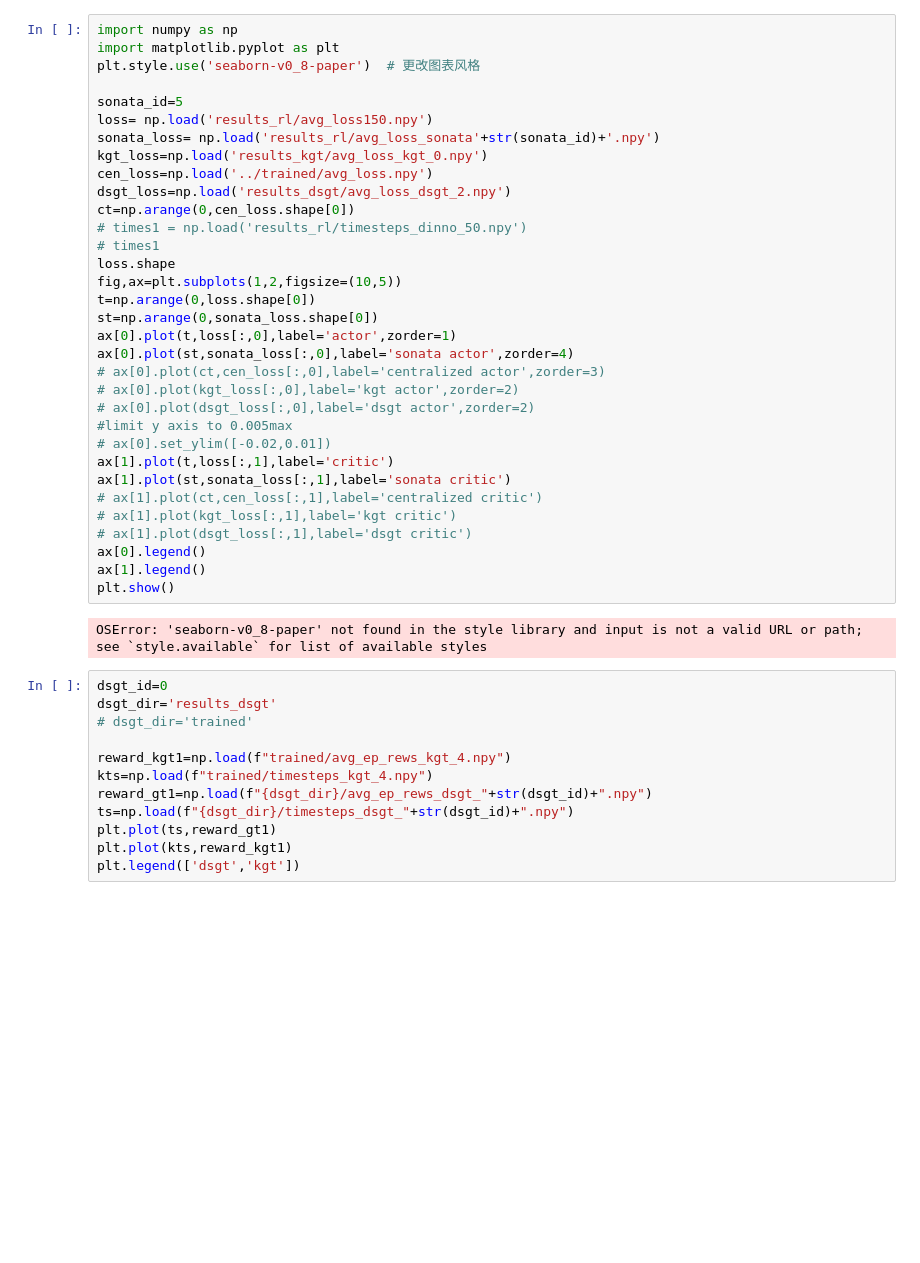
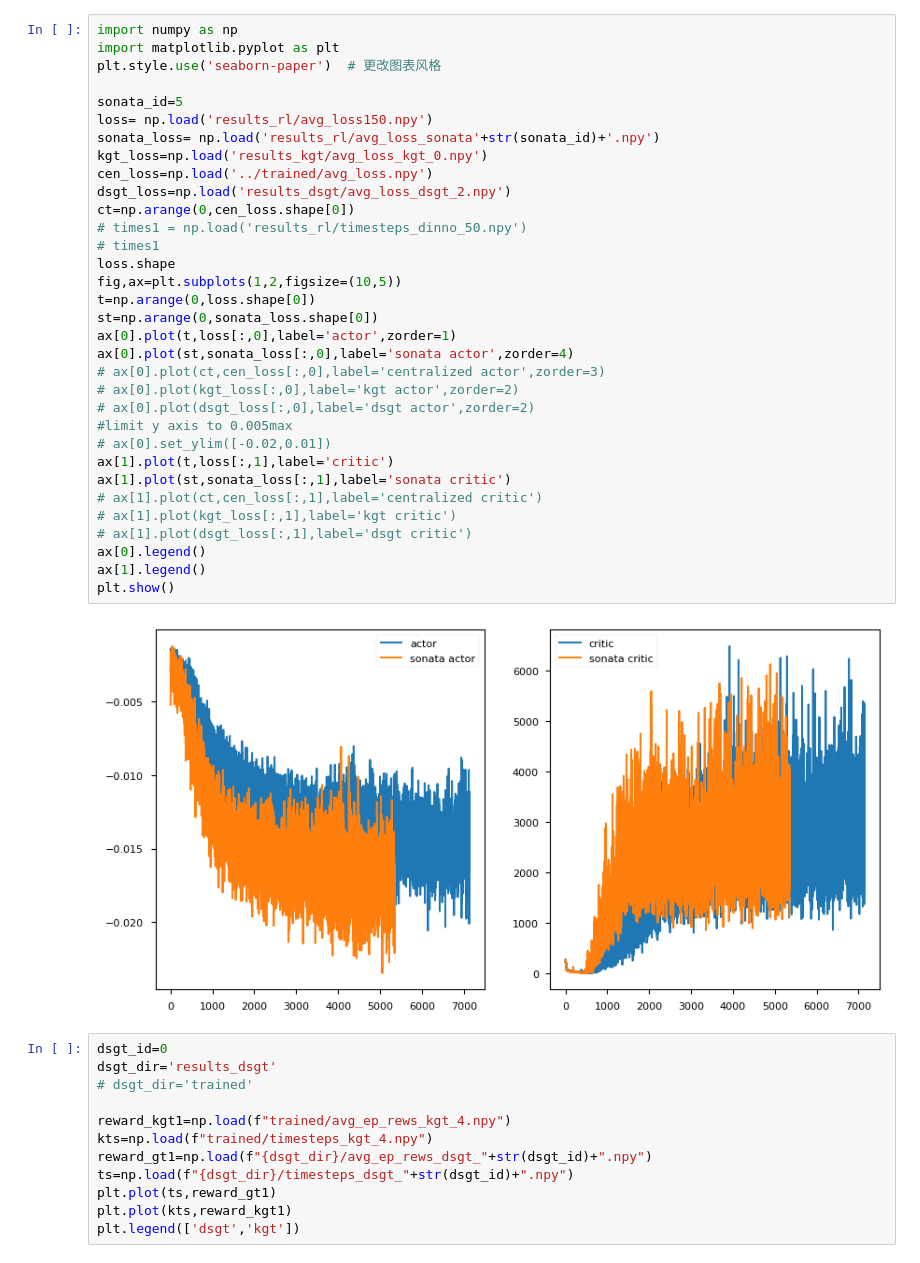
Before and after one commit to hjx-zju/nn_distributed_training, a Jupyter notebook: RL/dist_rl/test.ipynb, the cells around one changed output. Saved outputs shown, nothing was run; the diff lists cells and outputs as text; blank space fills up the shorter version.

```diff
--- a/RL/dist_rl/test.ipynb
+++ b/RL/dist_rl/test.ipynb
@@ -1,38 +1,38 @@
 # %%
 import numpy as np
 import matplotlib.pyplot as plt
-plt.style.use('seaborn-v0_8-paper')  # 更改图表风格
+plt.style.use('seaborn-paper')  # 更改图表风格
 
 sonata_id=5
 loss= np.load('results_rl/avg_loss150.npy')
 sonata_loss= np.load('results_rl/avg_loss_sonata'+str(sonata_id)+'.npy')
 kgt_loss=np.load('results_kgt/avg_loss_kgt_0.npy')
 cen_loss=np.load('../trained/avg_loss.npy')
 dsgt_loss=np.load('results_dsgt/avg_loss_dsgt_2.npy')
 ct=np.arange(0,cen_loss.shape[0])
 # times1 = np.load('results_rl/timesteps_dinno_50.npy')
 # times1
 loss.shape
 fig,ax=plt.subplots(1,2,figsize=(10,5))
 t=np.arange(0,loss.shape[0])
 st=np.arange(0,sonata_loss.shape[0])
 ax[0].plot(t,loss[:,0],label='actor',zorder=1)
 ax[0].plot(st,sonata_loss[:,0],label='sonata actor',zorder=4)
 # ax[0].plot(ct,cen_loss[:,0],label='centralized actor',zorder=3)
 # ax[0].plot(kgt_loss[:,0],label='kgt actor',zorder=2)
 # ax[0].plot(dsgt_loss[:,0],label='dsgt actor',zorder=2)
 #limit y axis to 0.005max
 # ax[0].set_ylim([-0.02,0.01])
 ax[1].plot(t,loss[:,1],label='critic')
 ax[1].plot(st,sonata_loss[:,1],label='sonata critic')
 # ax[1].plot(ct,cen_loss[:,1],label='centralized critic')
 # ax[1].plot(kgt_loss[:,1],label='kgt critic')
 # ax[1].plot(dsgt_loss[:,1],label='dsgt critic')
 ax[0].legend()
 ax[1].legend()
 plt.show()
 # %% [output]
-OSError: 'seaborn-v0_8-paper' not found in the style library and input is not a valid URL or path; see `style.available` for list of available styles
+[figure, added]
 # %%
 dsgt_id=0
 dsgt_dir='results_dsgt'
```
Also changed, not shown: parts of 1 cell of this notebook, 27 other files.
